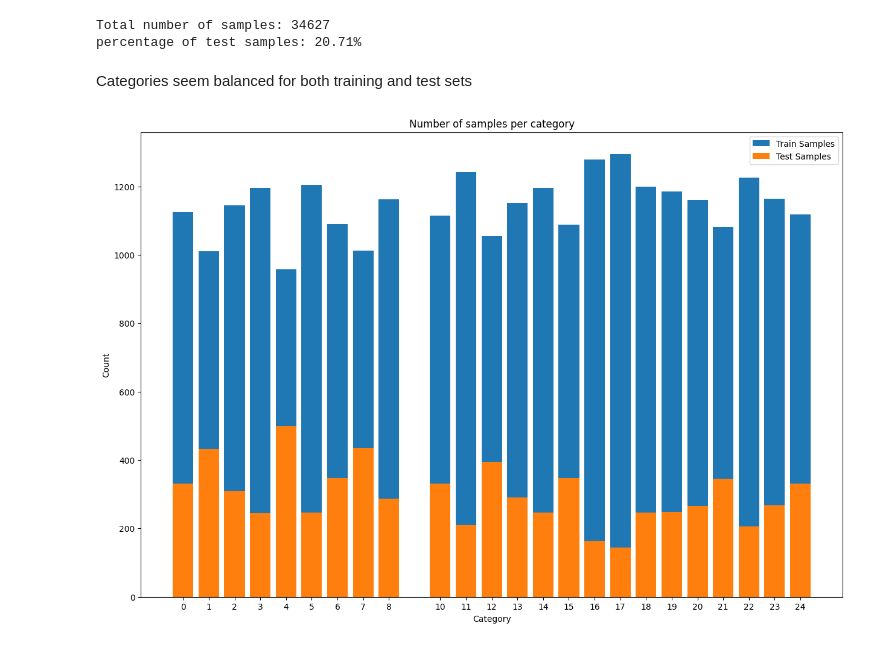
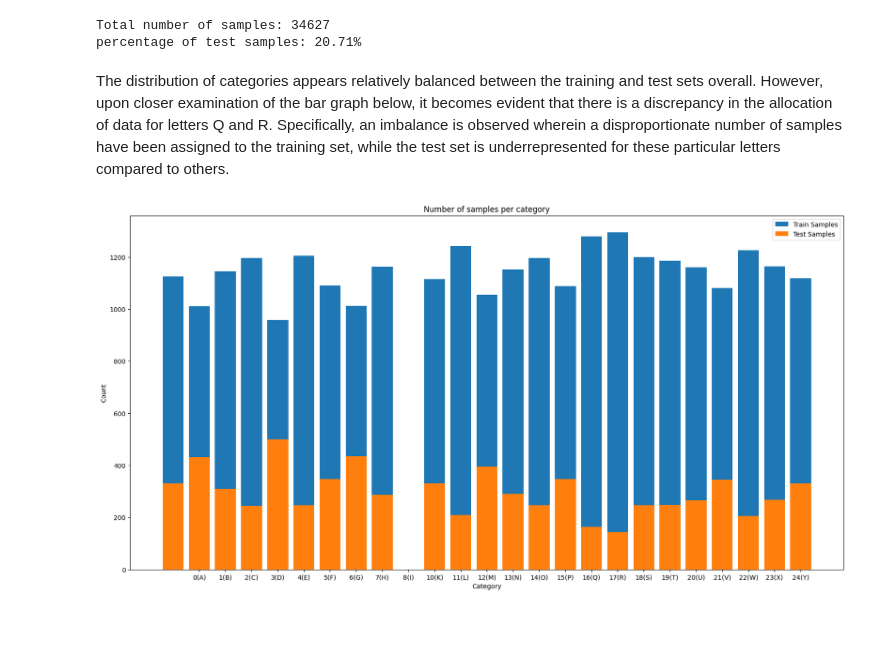
Before and after one commit to JorgeIvanJH/The_Most_Complete_CNN_Classification_Guide, a Jupyter notebook: my_ntbk.ipynb, the cells around one changed output. Drawn from its saved outputs; the diff is of its cells as text; code cells hidden in the pictures.

```diff
--- a/my_ntbk.ipynb
+++ b/my_ntbk.ipynb
@@ -59,0 +79,15 @@ Labels:  [ 0  1  2  3  4  5  6  7  8 10 11 12 13 14 15 16 17 18 19 20 21 22 23 2
+# %%
+check_on = train_df.values.reshape(-1, 28, 28, 1)
+label_on = y_train
+n_rows = 3
+n_cols = 5
+
+f, ax = plt.subplots(n_rows, n_cols)
+f.set_size_inches(10, 10)
+for i in range(n_rows):
+    for j in range(n_cols):
+        im_idx = random.randint(0, label_on.shape[0])
+        label = label_on[im_idx][0]
+        ax[i, j].imshow(check_on[im_idx], cmap="gray")
+        ax[i, j].set_title(f"Label: {label}, letter: {inverted_dict[label]}")
+    plt.tight_layout()
@@ -59,0 +98,15 @@ Labels:  [ 0  1  2  3  4  5  6  7  8 10 11 12 13 14 15 16 17 18 19 20 21 22 23 2
+# %%
+check_on = test_df.values.reshape(-1, 28, 28, 1)
+label_on = y_test
+n_rows = 3
+n_cols = 5
+
+f, ax = plt.subplots(n_rows, n_cols)
+f.set_size_inches(10, 10)
+for i in range(n_rows):
+    for j in range(n_cols):
+        im_idx = random.randint(0, label_on.shape[0])
+        label = label_on[im_idx][0]
+        ax[i, j].imshow(check_on[im_idx], cmap="gray")
+        ax[i, j].set_title(f"Label: {label}, letter: {inverted_dict[label]}")
+    plt.tight_layout()
@@ -69,25 +126,26 @@ print(f"percentage of test samples: {100*num_test/num_tot:.2f}%")
 # %% [output]
 Total number of samples: 34627
 percentage of test samples: 20.71%
-# %% [markdown]
-Categories seem balanced for both training and test sets
+# %% [markdown]
+The distribution of categories appears relatively balanced between the training and test sets overall. However, upon closer examination of the bar graph below, it becomes evident that there is a discrepancy in the allocation of data for letters Q and R. Specifically, an imbalance is observed wherein a disproportionate number of samples have been assigned to the training set, while the test set is underrepresented for these particular letters compared to others.
 # %%
-y_labels = y_train.label.unique()
-bins = len(y_labels)
+labels = sorted(y_train.label.unique())
+labels = [f"{label}({inverted_dict[label]})" for label in labels]
+bins = len(labels)
 
-plt.figure(figsize=(15, 10))
+plt.figure(figsize=(20, 10))
 
 train_label_counts = y_train.label.value_counts()
 plt.bar(train_label_counts.index, train_label_counts.values, label="Train Samples")
 test_label_counts = y_test.label.value_counts()
 plt.bar(test_label_counts.index, test_label_counts.values, label="Test Samples")
 
 plt.xlabel("Category")
 plt.ylabel("Count")
 plt.title("Number of samples per category")
-plt.xticks(sorted(y_labels))
+plt.xticks(range(1,len(labels)+1), labels)
 plt.legend()
 
 plt.show()
 # %% [output]
-[figure, old version]
+[figure, new version]
```
Also changed, not shown: parts of 43 cells of this notebook.
